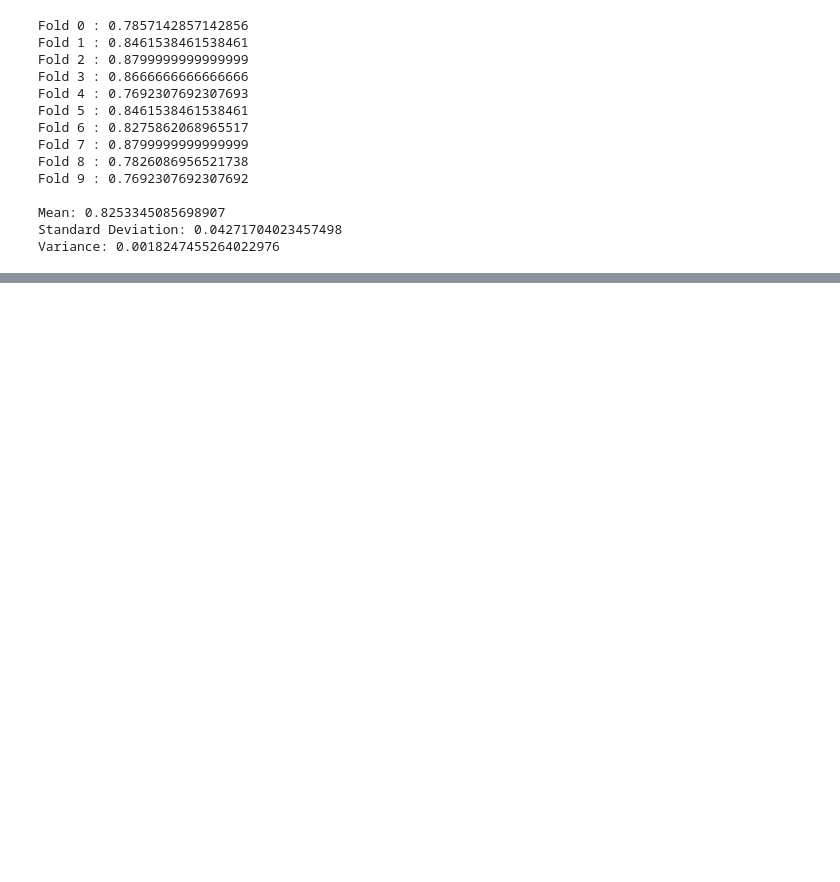
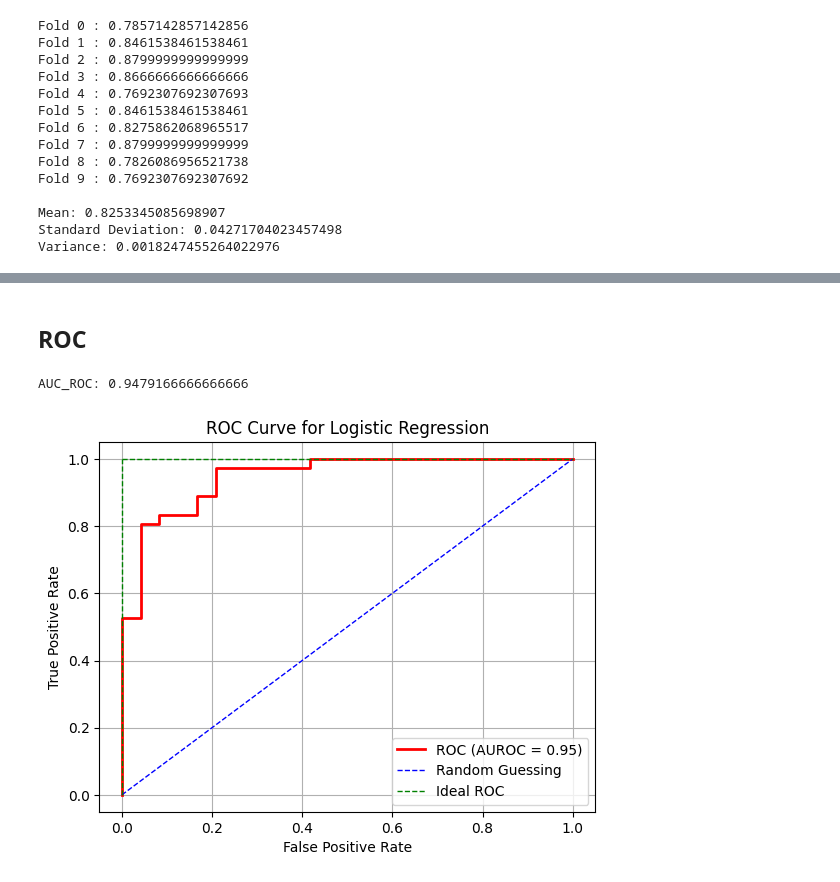
Before and after one commit to kruthi-sb/Cardiac_Events_ML, a Jupyter notebook: ML/Logistic_Regression.ipynb, the cells around one changed output, grey strips where cells are left out. Cells and saved outputs as stored; diff of their text form; code cells hidden in the pictures; blank space fills up the shorter version.

```diff
--- a/ML/Logistic_Regression.ipynb
+++ b/ML/Logistic_Regression.ipynb
@@ -205,0 +236,38 @@ Learning Curve
+# %% [markdown]
+## ROC
+# %%
+#plot Receiver Operating Characteristic (ROC) Curve
+from sklearn.metrics import roc_curve
+#y_pred_proba = lr_tuned.predict_proba(X_test)[::,1] #get the probability of the positive class.
+fpr, tpr, thresholds = roc_curve(y_test, y_score)
+#get the AUC for ROC Curve
+from sklearn.metrics import auc
+auc_ROC = auc(fpr, tpr)
+print("AUC_ROC:", auc_ROC)
+
+#plot the ROC Curve
+plt.plot(fpr, tpr, "r-", linewidth = 2, label = "ROC (AUROC = %0.2f)" % auc_ROC)
+
+#plot the random guessing line and the ideal ROC line
+plt.plot([0,1],[0,1],"b--", linewidth = 1, label = "Random Guessing")
+plt.plot([0,1],[1,1], "g--", linewidth = 1, label = "Ideal ROC")
+plt.plot([0,0],[0,1], "g--", linewidth = 1)
+
+#set the axis labels and the title
+plt.title("ROC Curve for Logistic Regression")
+plt.xlabel("False Positive Rate") #specificity = true negative rate
+plt.ylabel("True Positive Rate")
+#plt.axis([-0.1,1.1,0,1.1])
+plt.grid(True)
+plt.legend(loc="best")
+plt.show()
+
+#conclusions:
+#1. The AUC for ROC Curve is 0.94, which indicates that the model is performing well.
+#2. The ROC Curve is close to the top left corner, which is a good sign.
+#3. The Trade-off between the True Positive Rate and the False Positive Rate is acceptable.
+#that is, the model is achieving a relatively high level of True Positive Rate
+#while maintaining a relatively low level of False Positive Rate.
+# %% [output]
+AUC_ROC: 0.9479166666666666
+[figure, added]
```
Also changed, not shown: parts of 28 cells of this notebook.
